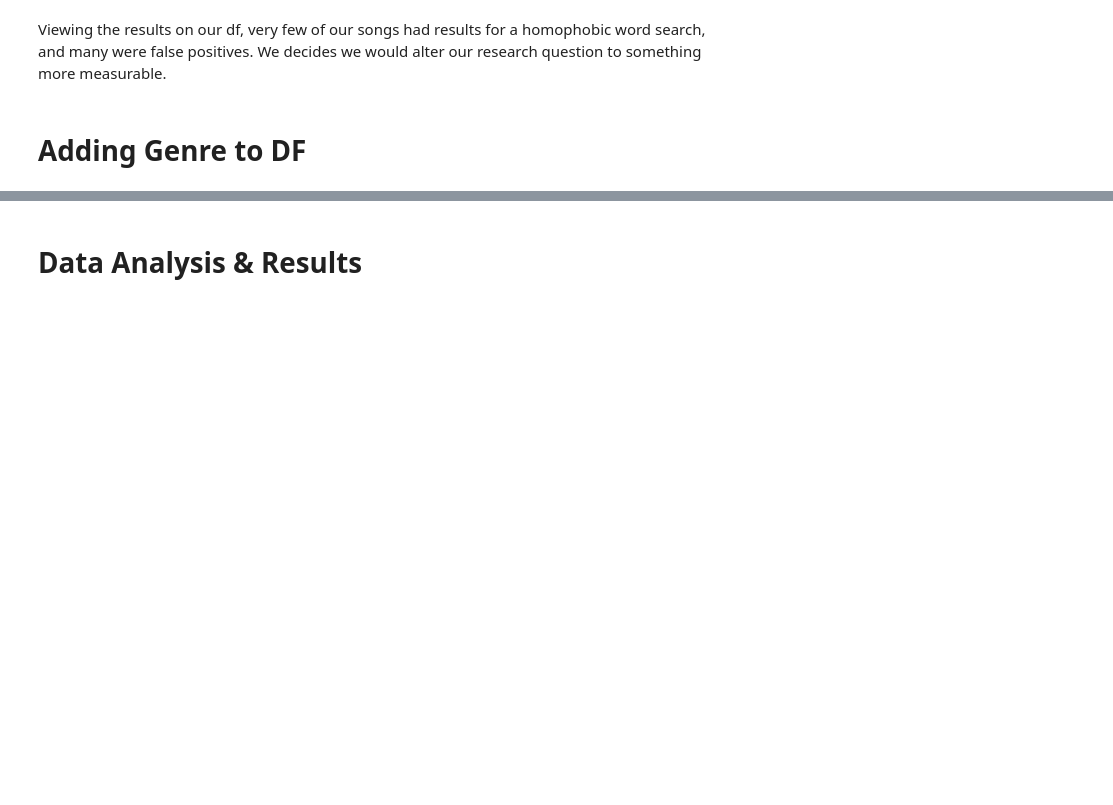
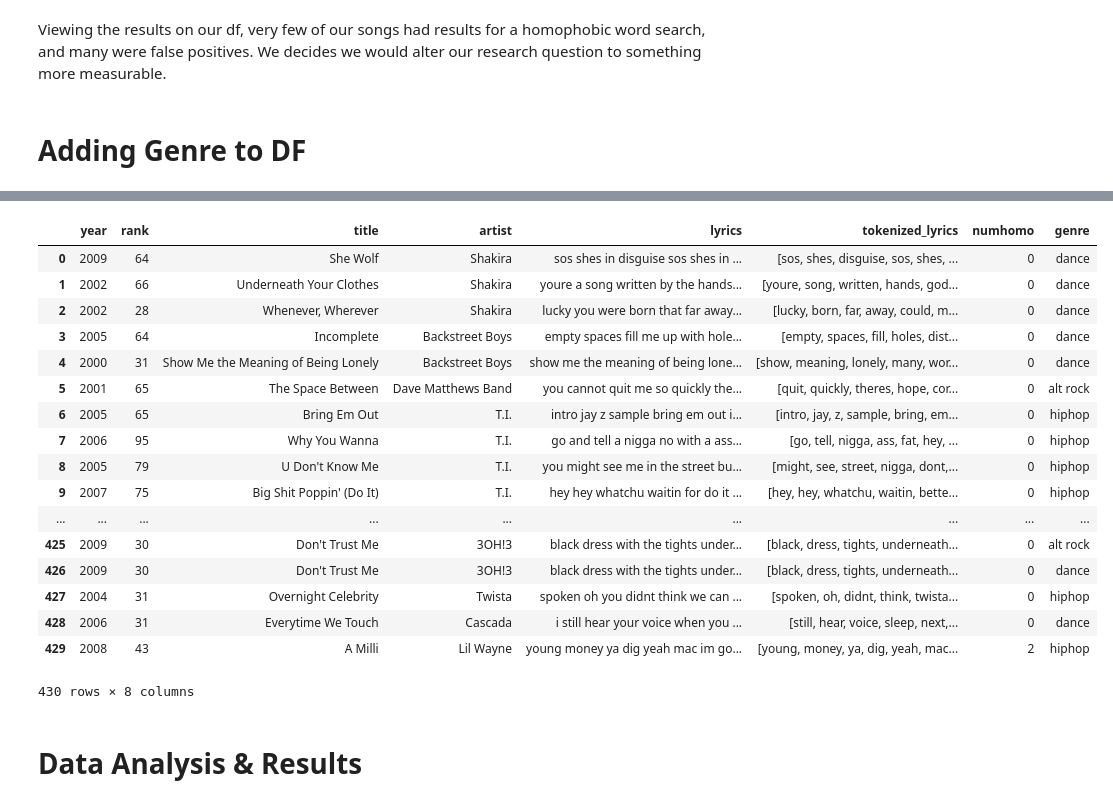
Before and after one commit to Timothy-W/COGS108-Group-152-Final-Project, a Jupyter notebook: FinalProject.ipynb, the cells around one changed output, grey strips where cells are left out. Drawn from its saved outputs; the diff is of its cells as text; code cells hidden in the pictures; blank space fills up the shorter version.

Commit message:
4 genres added to DF

```diff
--- a/FinalProject.ipynb
+++ b/FinalProject.ipynb
@@ -421,6 +403,8 @@ for table in soup.find_all("div", class_="div-col columns column-width"):
         rock_list.append(paragraphs)
 # %%
 def parseArtists(link):
+    page = requests.get(link)
+    soup = BeautifulSoup(page.content, 'html.parser')
     artist_list = []
     for table in soup.find_all("div", class_="div-col columns column-width"):
         table_size = len(table.find_all("li"))
@@ -437,5 +421,3 @@ rock_artists = parseArtists('https://en.wikipedia.org/wiki/List_of_alternative_r
 hiphop_artists = parseArtists('https://en.wikipedia.org/wiki/List_of_hip_hop_musicians')
 jazz_artists = parseArtists('https://en.wikipedia.org/wiki/List_of_jazz_musicians')
 dance_artists = parseArtists('https://en.wikipedia.org/wiki/List_of_dance-pop_artists')
-
-print(dance_artists)
@@ -443,0 +424,22 @@ print(dance_artists)
+# %%
+rock_artists
+hiphop_artists
+jazz_artists
+dance_artists
+
+rock_df = pd.DataFrame(rock_artists, columns=['artist'])
+rock_df['genre'] = 'alt rock'
+
+hiphop_df = pd.DataFrame(hiphop_artists, columns=['artist'])
+hiphop_df['genre'] = 'hiphop'
+
+jazz_df = pd.DataFrame(jazz_artists, columns=['artist'])
+jazz_df['genre'] = 'jazz'
+
+dance_df = pd.DataFrame(dance_artists, columns=['artist'])
+dance_df['genre'] = 'dance'
+
+genre_df = rock_df.append(hiphop_df)
+genre_df = genre_df.append(jazz_df)
+genre_df = genre_df.append(dance_df)
+print(genre_df)
@@ -444,3 +464,27 @@ print(dance_artists)
+# %%
+#merging genre_df with old dataframe
+our_df = chart_with_lyrics_df.merge(genre_df, on='artist')
+
+display(our_df)
+# %% [output]
+|  | year | rank | title | artist | lyrics | tokenized_lyrics | numhomo | genre |
+| 0 | 2009 | 64 | She Wolf | Shakira | sos shes in disguise sos shes in ... | [sos, shes, disguise, sos, shes, ... | 0 | dance |
+| 1 | 2002 | 66 | Underneath Your Clothes | Shakira | youre a song written by the hands... | [youre, song, written, hands, god... | 0 | dance |
+| 2 | 2002 | 28 | Whenever, Wherever | Shakira | lucky you were born that far away... | [lucky, born, far, away, could, m... | 0 | dance |
+| 3 | 2005 | 64 | Incomplete | Backstreet Boys | empty spaces fill me up with hole... | [empty, spaces, fill, holes, dist... | 0 | dance |
+| 4 | 2000 | 31 | Show Me the Meaning of Being Lonely | Backstreet Boys | show me the meaning of being lone... | [show, meaning, lonely, many, wor... | 0 | dance |
+| 5 | 2001 | 65 | The Space Between | Dave Matthews Band | you cannot quit me so quickly the... | [quit, quickly, theres, hope, cor... | 0 | alt rock |
+| 6 | 2005 | 65 | Bring Em Out | T.I. | intro jay z sample bring em out i... | [intro, jay, z, sample, bring, em... | 0 | hiphop |
+| 7 | 2006 | 95 | Why You Wanna | T.I. | go and tell a nigga no with a ass... | [go, tell, nigga, ass, fat, hey, ... | 0 | hiphop |
+| 8 | 2005 | 79 | U Don't Know Me | T.I. | you might see me in the street bu... | [might, see, street, nigga, dont,... | 0 | hiphop |
+| 9 | 2007 | 75 | Big Shit Poppin' (Do It) | T.I. | hey hey whatchu waitin for do it ... | [hey, hey, whatchu, waitin, bette... | 0 | hiphop |
+| ... | ... | ... | ... | ... | ... | ... | ... | ... |
+| 425 | 2009 | 30 | Don't Trust Me | 3OH!3 | black dress with the tights under... | [black, dress, tights, underneath... | 0 | alt rock |
+| 426 | 2009 | 30 | Don't Trust Me | 3OH!3 | black dress with the tights under... | [black, dress, tights, underneath... | 0 | dance |
+| 427 | 2004 | 31 | Overnight Celebrity | Twista | spoken oh you didnt think we can ... | [spoken, oh, didnt, think, twista... | 0 | hiphop |
+| 428 | 2006 | 31 | Everytime We Touch | Cascada | i still hear your voice when you ... | [still, hear, voice, sleep, next,... | 0 | dance |
+| 429 | 2008 | 43 | A Milli | Lil Wayne | young money ya dig yeah mac im go... | [young, money, ya, dig, yeah, mac... | 2 | hiphop |
+430 rows × 8 columns
 # %% [markdown]
 # Data Analysis & Results
 # %% [markdown]
```
Also changed, not shown: parts of 5 cells of this notebook.
